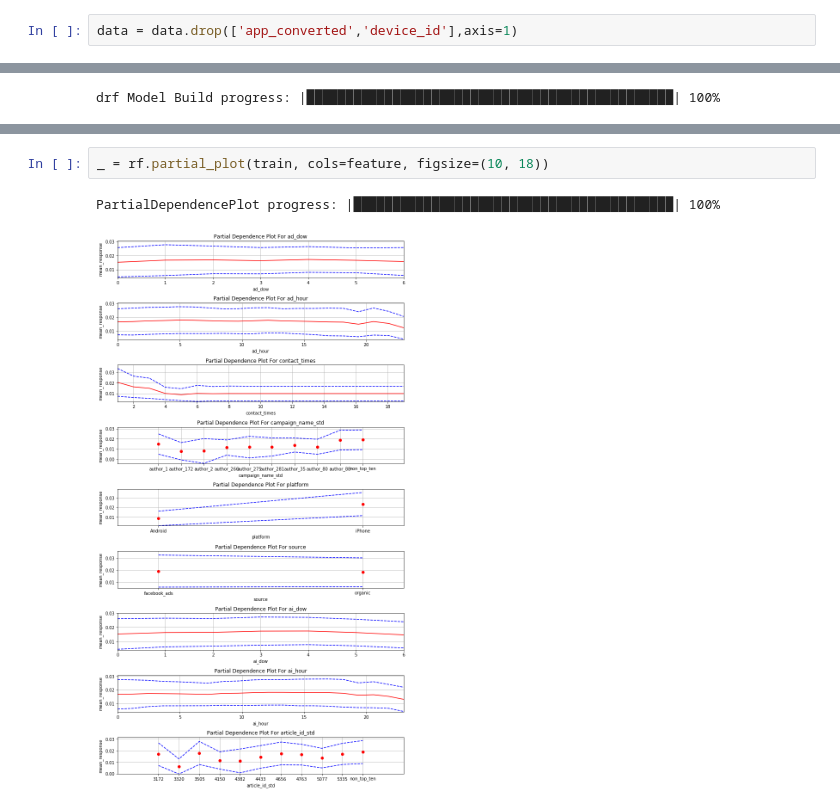
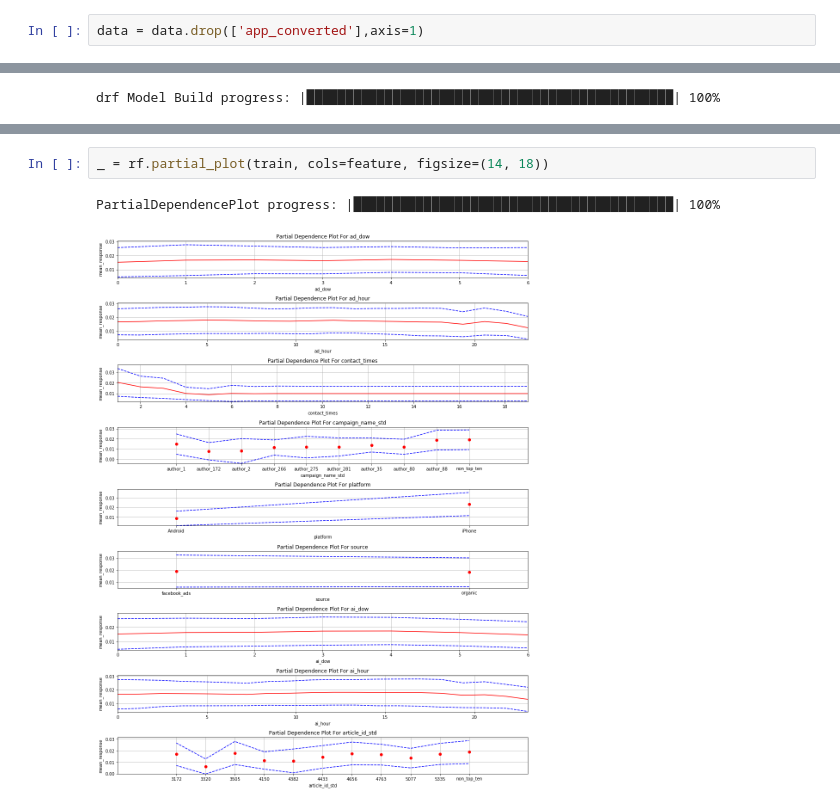
Before and after one commit to DwightTRAX/northwestern_imc_repo, a Jupyter notebook: athletics_challenge/athletics_analysis.ipynb, the cells around one changed output, grey strips where cells are left out. Drawn from its saved outputs; the diff is of its cells as text.

```diff
--- a/athletics_challenge/athletics_analysis.ipynb
+++ b/athletics_challenge/athletics_analysis.ipynb
@@ -758,7 +454,7 @@ need_cols = ['ad_dow', 'ad_hour', 'contact_times', 'campaign_name_std',
 data = data[need_cols].copy()
 data = data[data['app_converted'] == 1].copy()
 # %%
-data = data.drop(['app_converted','device_id'],axis=1)
+data = data.drop(['app_converted'],axis=1)
 # %%
 data.head()
 # %% [output]
@@ -842,7 +538,7 @@ rf.varimp_plot()
 # %% [output]
 [figure]
 # %%
-_ = rf.partial_plot(train, cols=feature, figsize=(10, 18))
+_ = rf.partial_plot(train, cols=feature, figsize=(14, 18))
 # %% [output]
 PartialDependencePlot progress: |█████████████████████████████████████████| 100%
-[figure, old version]
+[figure, new version]
```
Also changed, not shown: parts of 57 cells of this notebook.
